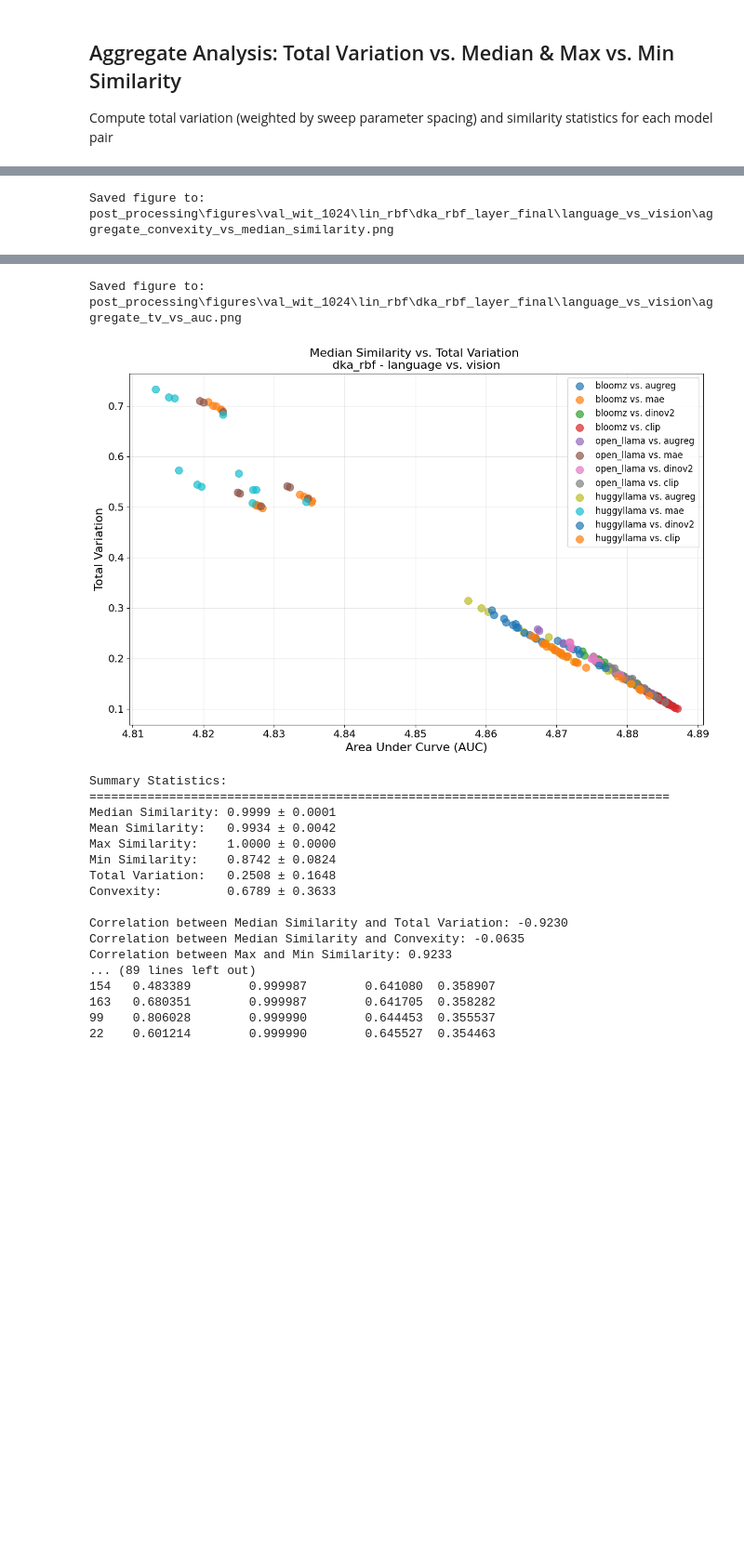
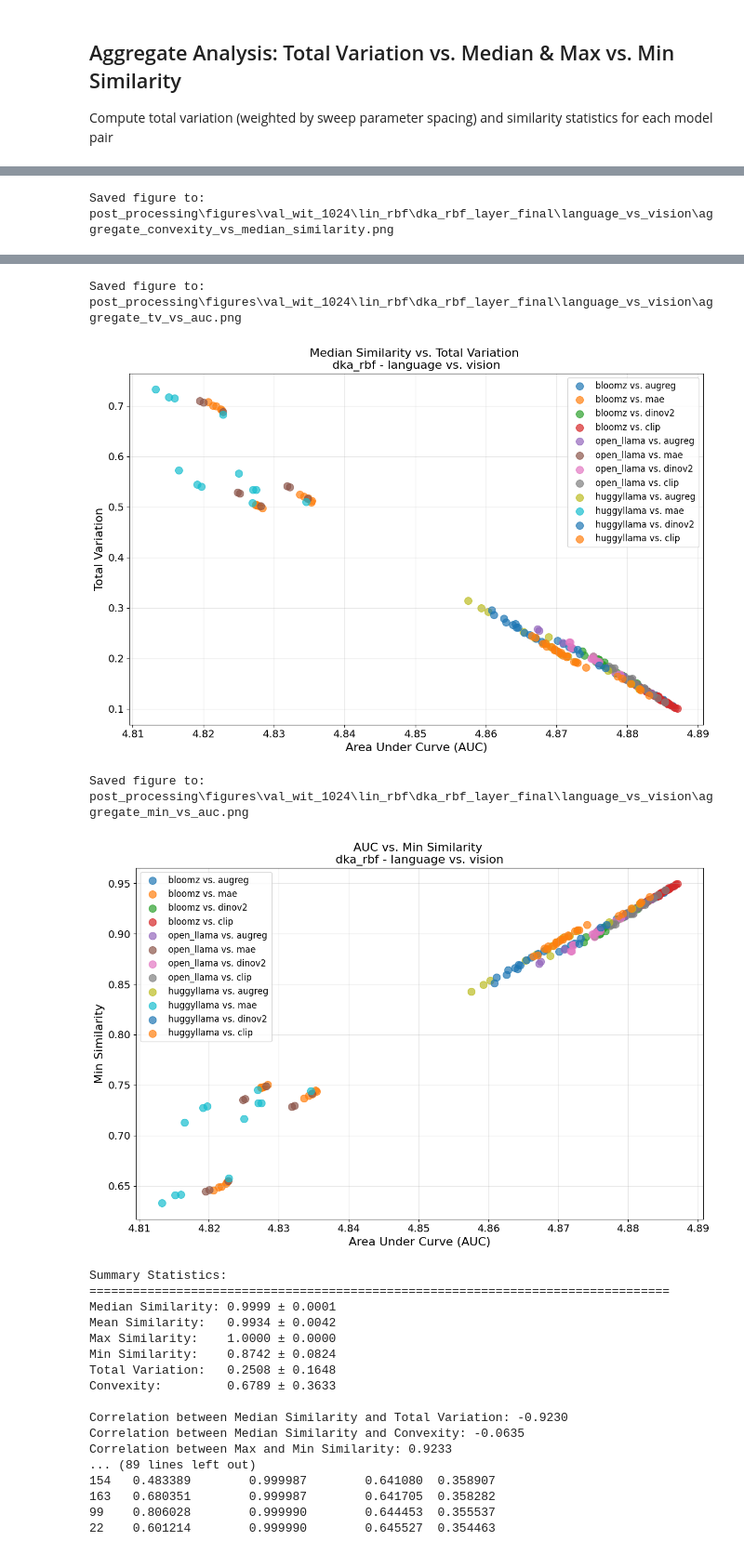
Before and after one commit to barweiss1/platonic-rep, a Jupyter notebook: post_processing/similarity_globality.ipynb, the cells around one changed output, grey strips where cells are left out. Shown at 93% size. Cells and saved outputs as stored; diff of their text form; code cells hidden in the pictures; blank space fills up the shorter version.

```diff
--- a/post_processing/similarity_globality.ipynb
+++ b/post_processing/similarity_globality.ipynb
@@ -441,33 +441,59 @@ plt.figure(figsize=(12, 8))
 for pair in unique_pairs:
     mask = family_pair_labels == pair
     subset = aggregates_df[mask]
     plt.scatter(subset['auc'], subset['total_variation'],
                label=pair, alpha=0.7, s=100, color=color_map[pair])
 
 plt.xlabel('Area Under Curve (AUC)', fontsize=fontsize)
 plt.ylabel('Total Variation', fontsize=fontsize)
 plt.title(f'Median Similarity vs. Total Variation \n{sim_params["metric"]} - {sim_params["modality_x"]} vs. {sim_params["modality_y"]}',
          fontsize=fontsize)
 plt.xticks(fontsize=fontsize-2)
 plt.yticks(fontsize=fontsize-2)
 plt.legend(fontsize=fontsize-4, loc='best')
 plt.grid(True, alpha=0.3)
 plt.tight_layout()
 
 # Save figure
 save_path = os.path.join(figure_path, 'aggregate_tv_vs_auc.png')
 plt.savefig(save_path, dpi=300, bbox_inches='tight')
 print(f"Saved figure to: {save_path}")
 plt.show()
+
+# Plot 5: AUC vs. Min Similarity
+plt.figure(figsize=(12, 8))
+for pair in unique_pairs:
+    mask = family_pair_labels == pair
+    subset = aggregates_df[mask]
+    plt.scatter(subset['auc'], subset['min_similarity'],
+               label=pair, alpha=0.7, s=100, color=color_map[pair])
+
+plt.xlabel('Area Under Curve (AUC)', fontsize=fontsize)
+plt.ylabel('Min Similarity', fontsize=fontsize)
+plt.title(f'AUC vs. Min Similarity \n{sim_params["metric"]} - {sim_params["modality_x"]} vs. {sim_params["modality_y"]}',
+         fontsize=fontsize)
+plt.xticks(fontsize=fontsize-2)
+plt.yticks(fontsize=fontsize-2)
+plt.legend(fontsize=fontsize-4, loc='best')
+plt.grid(True, alpha=0.3)
+plt.tight_layout()
+
+# Save figure
+save_path = os.path.join(figure_path, 'aggregate_min_vs_auc.png')
+plt.savefig(save_path, dpi=300, bbox_inches='tight')
+print(f"Saved figure to: {save_path}")
+plt.show()
 # %% [output]
 Saved figure to: post_processing\figures\val_wit_1024\lin_rbf\dka_rbf_layer_final\language_vs_vision\aggregate_tv_vs_median_similarity.png
 [figure]
 Saved figure to: post_processing\figures\val_wit_1024\lin_rbf\dka_rbf_layer_final\language_vs_vision\aggregate_range_vs_mean_similarity.png
 [figure]
 Saved figure to: post_processing\figures\val_wit_1024\lin_rbf\dka_rbf_layer_final\language_vs_vision\aggregate_convexity_vs_median_similarity.png
 [figure]
 Saved figure to: post_processing\figures\val_wit_1024\lin_rbf\dka_rbf_layer_final\language_vs_vision\aggregate_tv_vs_auc.png
 [figure]
+Saved figure to: post_processing\figures\val_wit_1024\lin_rbf\dka_rbf_layer_final\language_vs_vision\aggregate_min_vs_auc.png
+[figure, added]
 # %%
 # Summary statistics
 print("\nSummary Statistics:")
```
Also changed, not shown: parts of 3 cells of this notebook, 6 other files.
